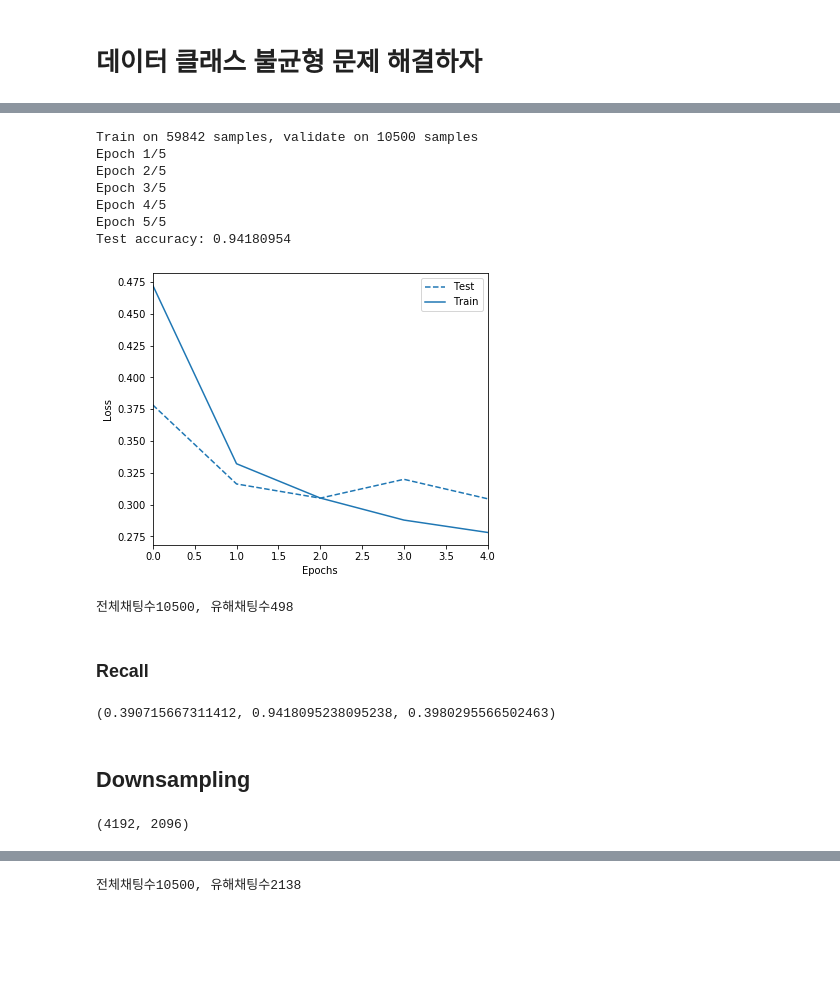
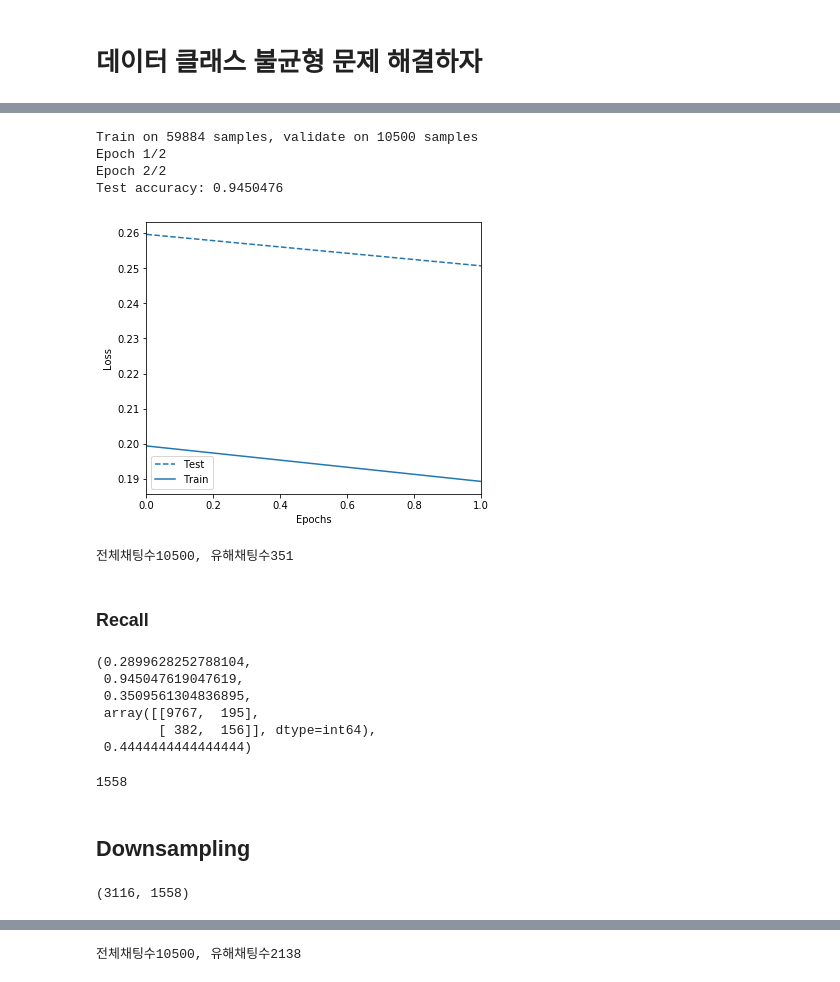
Before and after one commit to bigdata-3-group/korea-3, a Jupyter notebook: src/NLP/layer_experiment.ipynb, the cells around one changed output, grey strips where cells are left out. Drawn from its saved outputs; the diff is of its cells as text; code cells hidden in the pictures; blank space fills up the shorter version.

```diff
--- a/src/NLP/layer_experiment.ipynb
+++ b/src/NLP/layer_experiment.ipynb
@@ -121,29 +130,26 @@ model_up = keras.Sequential([
 # %%
 model_up.compile(optimizer='adam',
               loss='binary_crossentropy',
               metrics=[tf.keras.metrics.Recall()])
 
 history = model_up.fit(up_X,
           pd.get_dummies(up_y),
-          epochs=10,
+          epochs=2,
           validation_data=(X_test, pd.get_dummies(y_test))
          )
 plot_loss(history)
 test_loss, test_acc = model_up.evaluate(X_test, pd.get_dummies(y_test))
 print('Test accuracy:', test_acc)
 # %% [output]
-Train on 59842 samples, validate on 10500 samples
-Epoch 1/5
-Epoch 2/5
-Epoch 3/5
-Epoch 4/5
-Epoch 5/5
-Test accuracy: 0.94180954
+Train on 59884 samples, validate on 10500 samples
+Epoch 1/2
+Epoch 2/2
+Test accuracy: 0.9450476
-[figure, old version]
+[figure, new version]
 # %%
 print('전체채팅수{}, 유해채팅수{}'.format(len(X_test),model_up.predict_classes(X_test).sum()))
 # %% [output]
-전체채팅수10500, 유해채팅수498
+전체채팅수10500, 유해채팅수351
 # %% [markdown]
 ### Recall
 # %%
@@ -151,7 +157,14 @@ from sklearn.metrics import recall_score, accuracy_score, f1_score
 # %%
 recall_score(y_test, model_up.predict_classes(X_test)),\
 accuracy_score(y_test, model_up.predict_classes(X_test)),\
-f1_score(y_test, model_up.predict_classes(X_test))
+f1_score(y_test, model_up.predict_classes(X_test)),\
+confusion_matrix(y_test, model_up.predict_classes(X_test)),\
+precision_score(y_test, model_up.predict_classes(X_test)),\
 # %% [output]
-(0.390715667311412, 0.9418095238095238, 0.3980295566502463)
+(0.2899628252788104,
+ 0.945047619047619,
+ 0.3509561304836895,
+ array([[9767,  195],
+        [ 382,  156]], dtype=int64),
+ 0.4444444444444444)
 # %%
@@ -159,12 +172,16 @@ model_up.save('../model/cnn_oversample.h5')
+# %%
+sum(y_train)
+# %% [output]
+1558
 # %% [markdown]
 ## Downsampling
 # %%
-down_X, down_y = RandomUnderSampler().fit_resample(chat, datasets.label)
+down_X, down_y = RandomUnderSampler().fit_resample(X_train, y_train)
 
 # 총 데이터 수 , 1 레이블 데이터 수
 len(down_y), down_y.sum()
 # %% [output]
-(4192, 2096)
+(3116, 1558)
 # %%
 model_down = keras.Sequential([
     keras.layers.Embedding(30000, 10),
```
Also changed, not shown: parts of 14 cells of this notebook, 1 other file.
